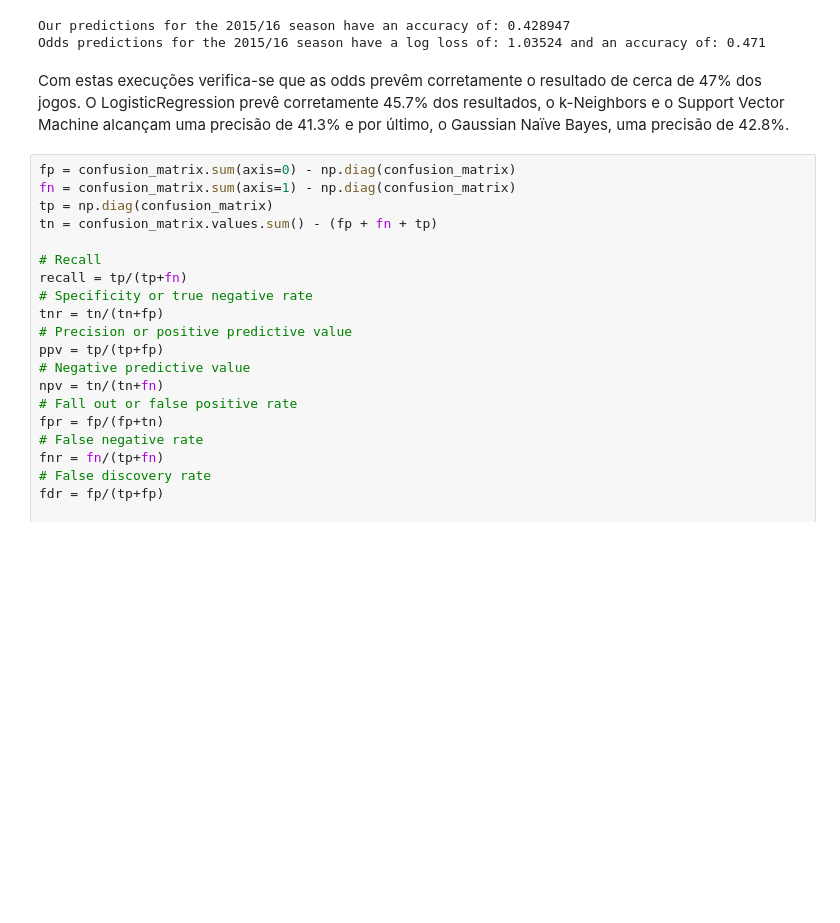
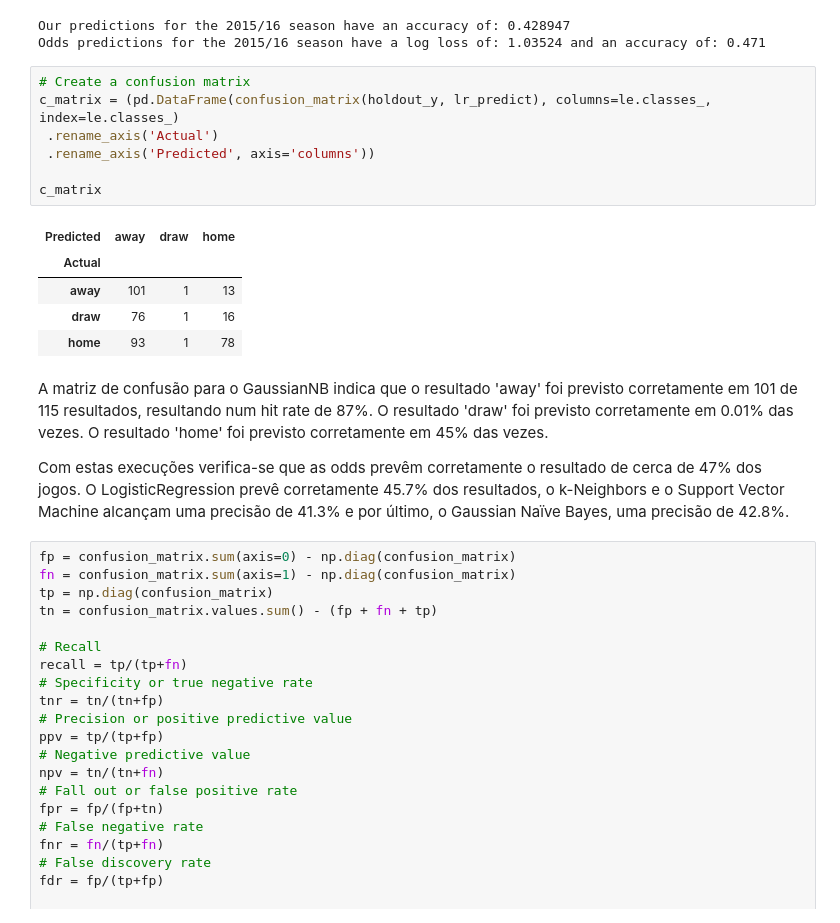
Before and after one commit to andremmori/IART-Project2, a Jupyter notebook: SoccerRegression.ipynb, the cells around one changed output. Cells and saved outputs as stored; diff of their text form; blank space fills up the shorter version.

```diff
--- a/SoccerRegression.ipynb
+++ b/SoccerRegression.ipynb
@@ -633,7 +680,22 @@ print("Odds predictions for the 2015/16 season have a log loss of: {0:.5f} and a
 # %% [output]
 Our predictions for the 2015/16 season have an accuracy of: 0.428947
 Odds predictions for the 2015/16 season have a log loss of: 1.03524 and an accuracy of: 0.471
+# %%
+# Create a confusion matrix
+c_matrix = (pd.DataFrame(confusion_matrix(holdout_y, lr_predict), columns=le.classes_, index=le.classes_)
+ .rename_axis('Actual')
+ .rename_axis('Predicted', axis='columns'))
+
+c_matrix
+# %% [output]
+| Predicted | away | draw | home |
+| Actual |  |  |  |
+| away | 101 | 1 | 13 |
+| draw | 76 | 1 | 16 |
+| home | 93 | 1 | 78 |
 # %% [markdown]
+A matriz de confusão para o GaussianNB indica que o resultado 'away' foi previsto corretamente em 101 de 115 resultados, resultando num hit rate de 87%. O resultado 'draw' foi previsto corretamente em 0.01% das vezes. O resultado 'home' foi previsto corretamente em 45% das vezes.
+
 Com estas execuções verifica-se que as odds prevêm corretamente o resultado de cerca de 47% dos jogos. O LogisticRegression prevê corretamente 45.7% dos resultados, o k-Neighbors e o Support Vector Machine alcançam uma precisão de 41.3% e por último, o Gaussian Naïve Bayes, uma precisão de 42.8%.
 # %%
 fp = confusion_matrix.sum(axis=0) - np.diag(confusion_matrix)
```
Also changed, not shown: parts of 7 cells of this notebook.
